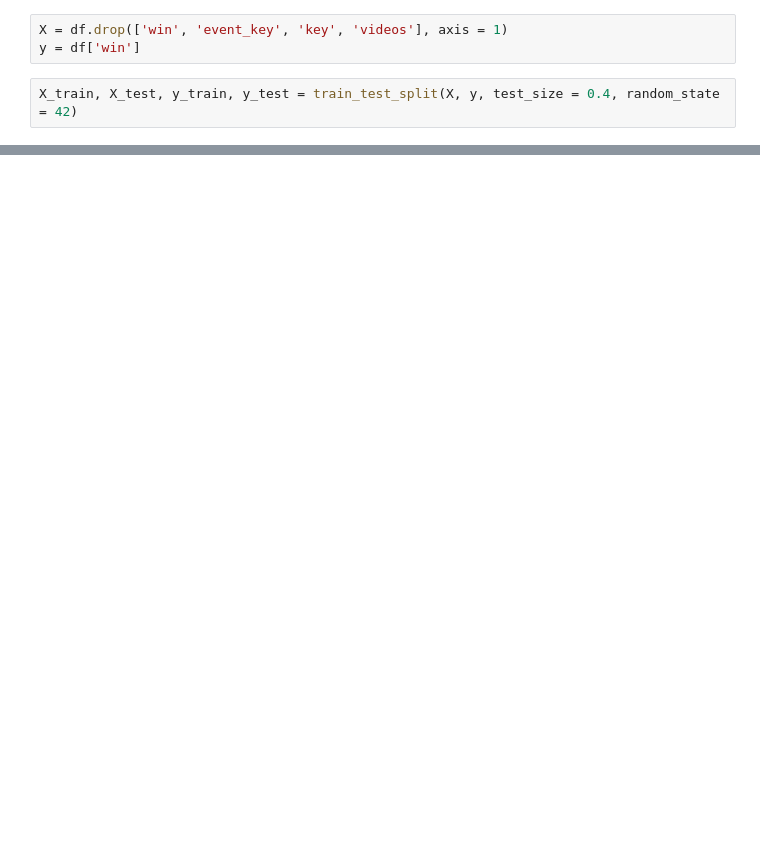
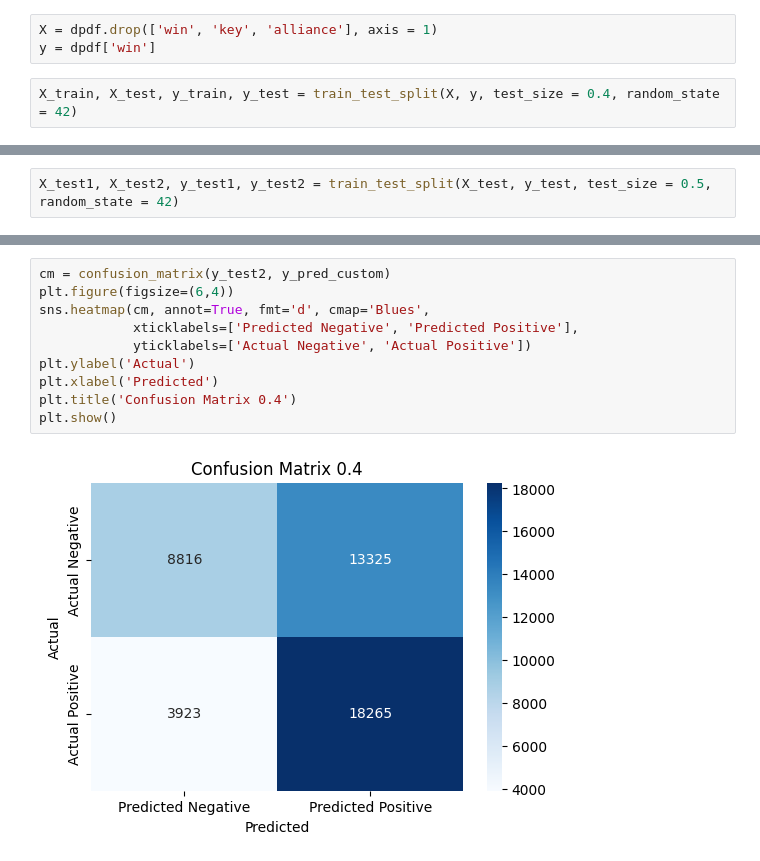
Before and after one commit to romimagshimim-cmyk/RomiRotem, a Jupyter notebook: full_project/code/models.ipynb, the cells around one changed output, grey strips where cells are left out. Drawn from its saved outputs; the diff is of its cells as text; blank space fills up the shorter version.

```diff
--- a/full_project/code/models.ipynb
+++ b/full_project/code/models.ipynb
@@ -151,7 +410,7 @@ for key in df['key'].unique():
 # %% [markdown]
 # logistic reggresion
 # %%
-X = df.drop(['win', 'event_key', 'key', 'videos'], axis = 1)
-y = df['win']
+X = dpdf.drop(['win', 'key', 'alliance'], axis = 1)
+y = dpdf['win']
 # %%
 X_train, X_test, y_train, y_test = train_test_split(X, y, test_size = 0.4, random_state = 42)
@@ -161,0 +417,2 @@ Index(['winning_alliance'], dtype='object')
+# %%
+X_test1, X_test2, y_test1, y_test2 = train_test_split(X_test, y_test, test_size = 0.5, random_state = 42)
@@ -163,0 +549,12 @@ clf = LogisticRegression(random_state=0).fit(X_train, y_train)
+# %%
+cm = confusion_matrix(y_test2, y_pred_custom)
+plt.figure(figsize=(6,4))
+sns.heatmap(cm, annot=True, fmt='d', cmap='Blues',
+            xticklabels=['Predicted Negative', 'Predicted Positive'],
+            yticklabels=['Actual Negative', 'Actual Positive'])
+plt.ylabel('Actual')
+plt.xlabel('Predicted')
+plt.title('Confusion Matrix 0.4')
+plt.show()
+# %% [output]
+[figure, added]
```
Also changed, not shown: parts of 72 cells of this notebook, 2 other files.
